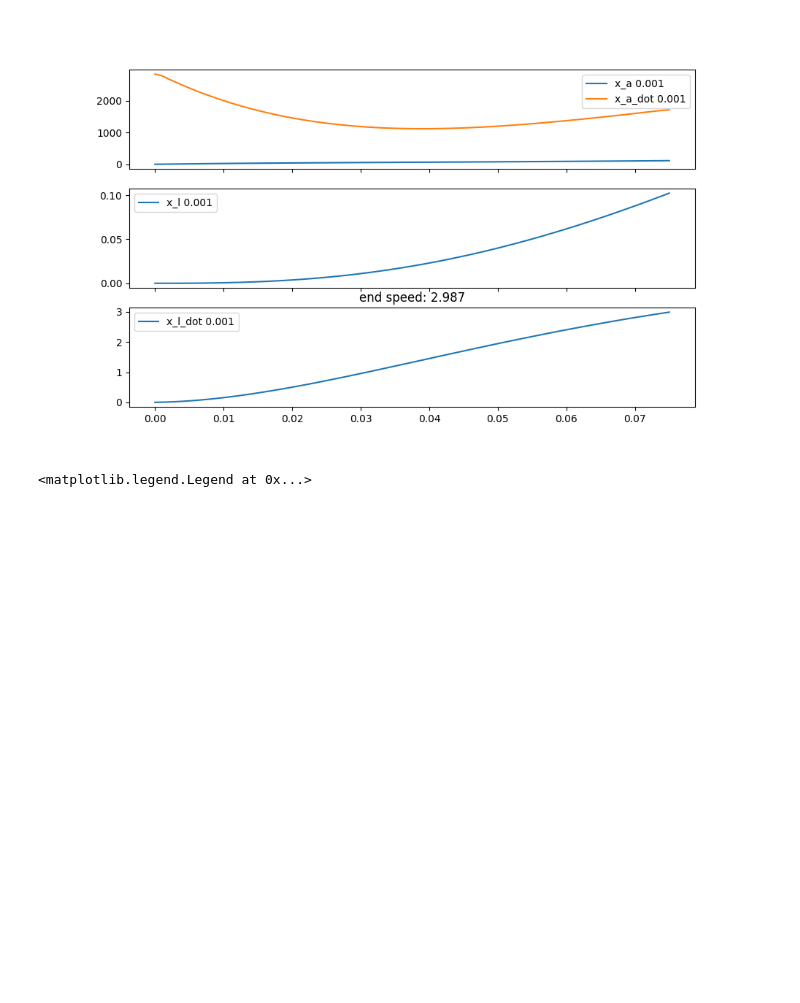
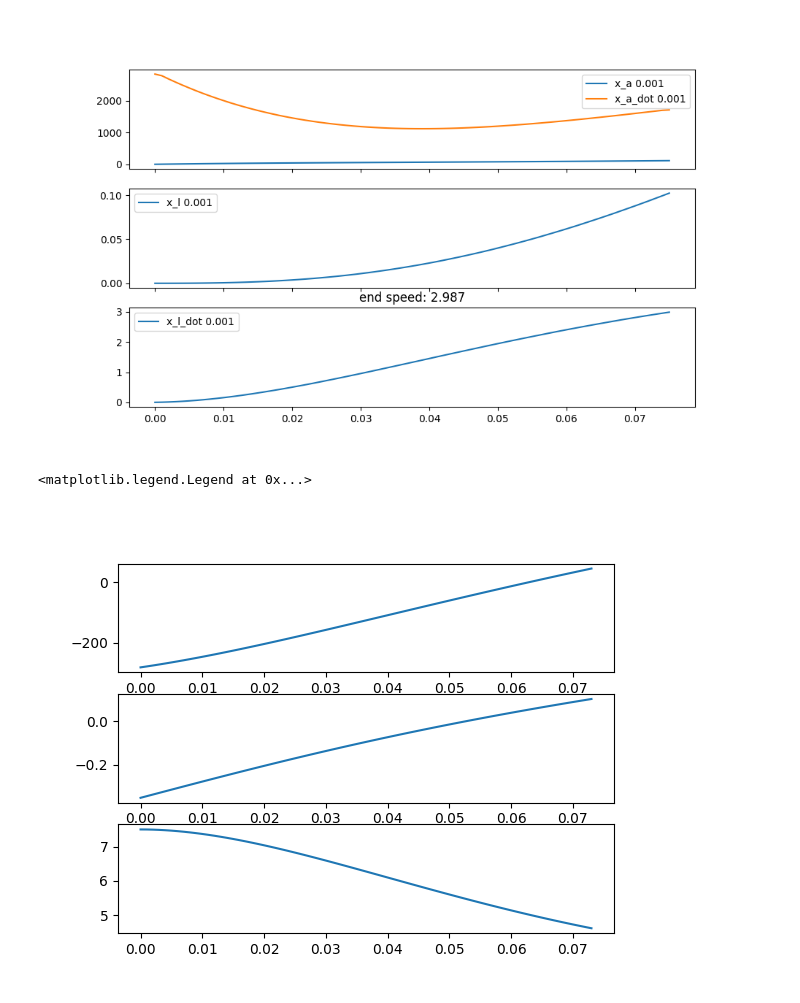
Before and after one commit to NovelMobileRobotsLab/pinto-squirrel, a Jupyter notebook: SEA/comparediffyq.ipynb, the cells around one changed output. Saved outputs shown, nothing was run; the diff lists cells and outputs as text; code cells hidden in the pictures; blank space fills up the shorter version.

```diff
--- a/SEA/comparediffyq.ipynb
+++ b/SEA/comparediffyq.ipynb
@@ -154,3 +154,66 @@ axs[2].plot(times, log[:,2], label=f'x_l_dot {dt}')
 
 for ax in axs:
     ax.legend()
+# %%
+def get_state(t, x_a0=0, x_l0=0, v_l0=0):
+    x0 = 1/tau_max
+    x1 = k*m_l
+    x2 = T2**2
+    x3 = omega_max**2
+    x4 = x2*x3
+    x5 = T1**4*x1*x4 - 4*tau_max**2
+    x6 = sqrt(complex(x1)*x5)
+    x7 = 2*x6
+    x8 = t*tau_max
+    x9 = tau_max*x_a0
+    x10 = T2*v_l0
+    x11 = T1*omega_max
+    x12 = m_l*x11
+    x13 = T1**2
+    x14 = -m_l*x13*x4 + x10*x12 + x9
+    x15 = omega_max*x1*x13
+    x16 = T2*x15
+    x17 = 1/T2
+    x18 = (1/2)*t*x0*x17/m_l
+    x19 = exp(-x18*(x16 + x6))
+    x20 = x10*x6
+    x21 = x11*x2
+    x22 = x21*x6
+    x23 = 2*k
+    x24 = T1*T2
+    x25 = T1**3*T2**3*x1*x3 - tau_max*x23*x_l0 + v_l0*x15*x2 + x23*x24*x9
+    x26 = -x20 - x22 + x25
+    x27 = x19*x26
+    x28 = exp(x18*(-x16 + x6))
+    x29 = x20 + x22 + x25
+    x30 = x28*x29
+    x31 = (1/2)/x6
+    x32 = k*x5
+    x33 = -x19*x26
+    x34 = -x28*x29
+    x_a_code = x0*x31*(omega_max*x7*x8 + x12*(x27 - x30) + x14*x7)
+    x_l_code = x0*((1/4)*T2*omega_max*x13*x6*(x27 + x34) + T2*x11*x32*x8 + x14*x24*x32 + (1/4)*x5*(x33 + x34))/(k*x5)
+    v_l_code = x17*x31*(x21*x7 + x30 + x33)
+    return np.real([x_a_code, x_l_code, v_l_code])
+
+
+dt = 0.001
+times = []
+log = []
+for ti in np.arange(0, 0.5, dt):
+    X = get_state(ti)
+    times.append(ti)
+    log.append(X)
+
+    if(X[1] > 0.1 or X[2] < 0):
+        break
+
+log = np.array(log)
+
+fig, axs = plt.subplots(3, 1, sharex=0)
+axs[0].plot(times, log[:,0])
+axs[1].plot(times, log[:,1])
+axs[2].plot(times, log[:,2])
+plt.show()
+# %% [output]
+[figure, added]
```
Also changed, not shown: 1 other file.
